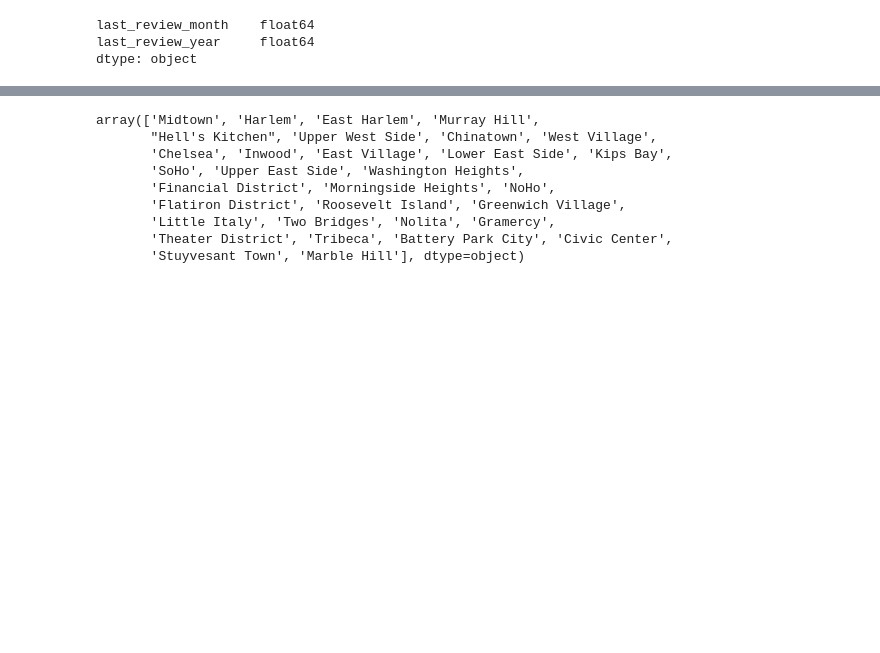
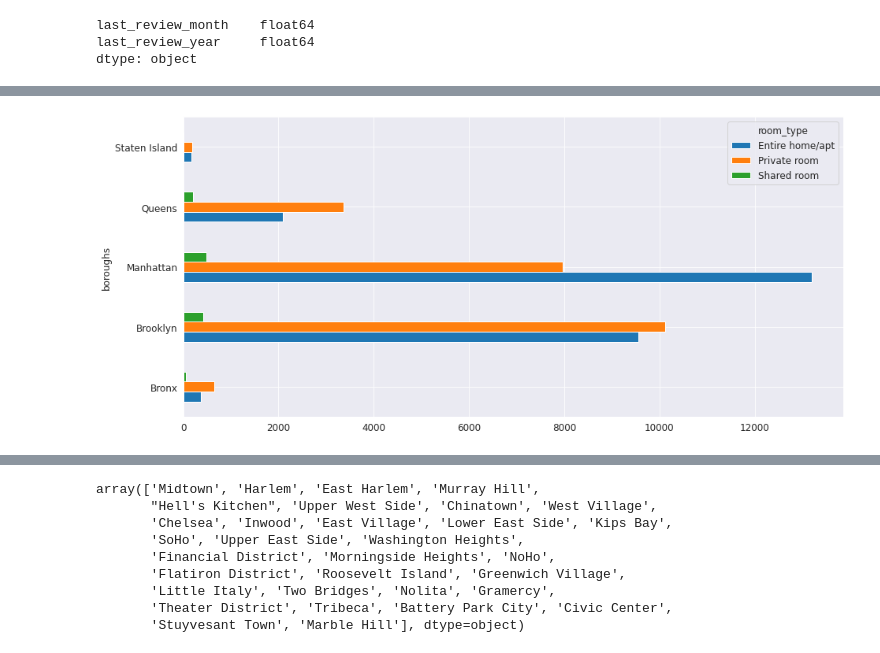
Before and after one commit to RupeshSharma14/Airbnb-Bookings-Analysis, a Jupyter notebook: Airbnb_Bookings_Analysis_Capstone_Project.ipynb, the cells around one changed output, grey strips where cells are left out. Drawn from its saved outputs; the diff is of its cells as text; code cells hidden in the pictures; blank space fills up the shorter version.

```diff
--- a/Airbnb_Bookings_Analysis_Capstone_Project.ipynb
+++ b/Airbnb_Bookings_Analysis_Capstone_Project.ipynb
@@ -217,0 +265,5 @@ sns.barplot(x = num_listings_boroughs.index, y = "num_of_listings", data = num_l
+# %%
+# Type of room space airbnb host provides in each borough
+
+boroughs_room_crosstab =  pd.crosstab(index = airbnb_df["boroughs"], columns = airbnb_df["room_type"])
+boroughs_room_crosstab
@@ -217,0 +278,4 @@ sns.barplot(x = num_listings_boroughs.index, y = "num_of_listings", data = num_l
+# %%
+boroughs_room_crosstab.plot(kind = "barh");
+# %% [output]
+[figure, added]
```
Also changed, not shown: parts of 38 cells of this notebook.
